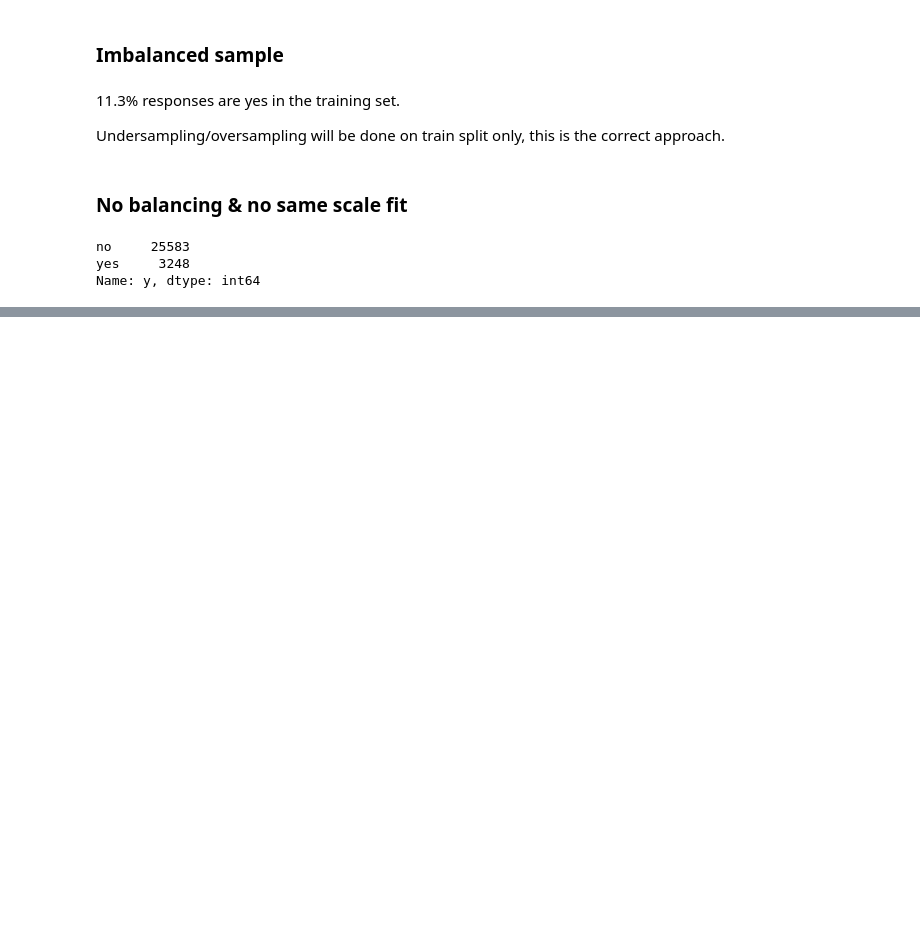
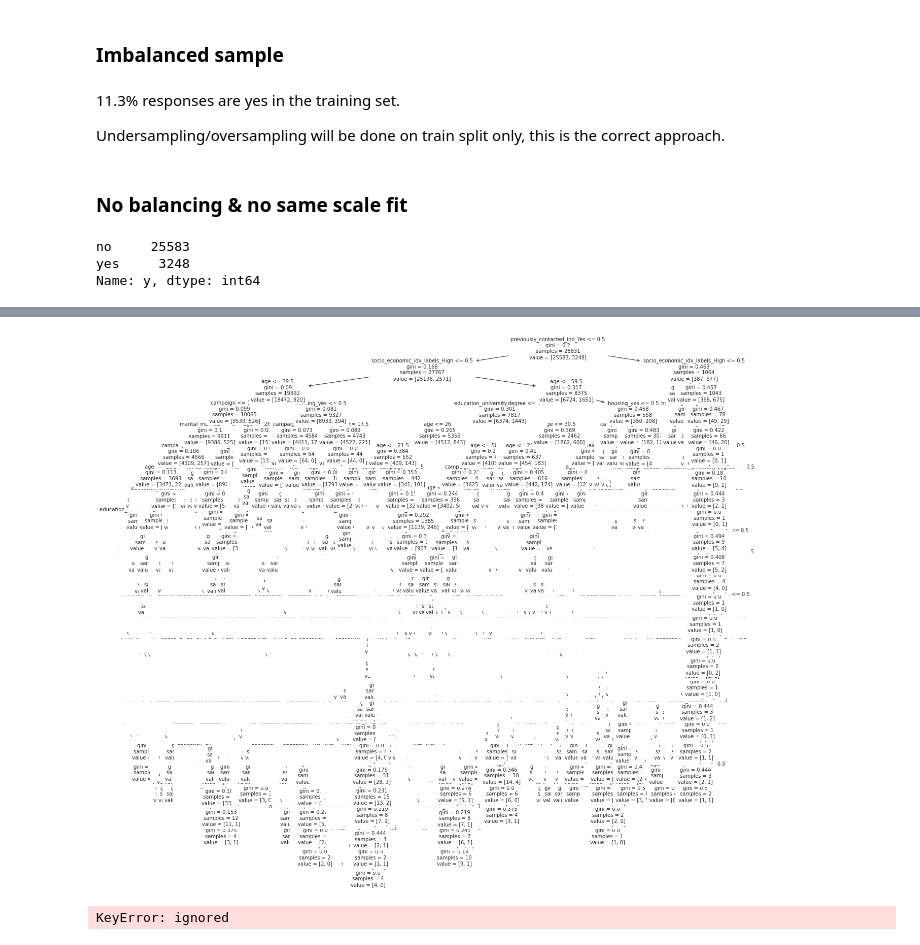
Before and after one commit to Kate-Strydom/cse450, a Jupyter notebook: Socio_Economic_index.ipynb, the cells around one changed output, grey strips where cells are left out. Drawn from its saved outputs; the diff is of its cells as text; code cells hidden in the pictures; blank space fills up the shorter version.

```diff
--- a/Socio_Economic_index.ipynb
+++ b/Socio_Economic_index.ipynb
@@ -334,0 +384,9 @@ clf.score(X_test, y_test)
+# %%
+# Let's visualize the tree
+import matplotlib.pyplot as plt
+
+fig, ax = plt.subplots(figsize=(20, 20))
+tree.plot_tree(clf, fontsize=5, feature_names=X_train.columns)
+plt.show()
+# %% [output]
+[figure, added]
@@ -334,0 +403,10 @@ clf.score(X_test, y_test)
+# %%
+# transform data for the same scale fit
+
+# Create an instance of the transform object we're going to use
+X_test['age_scaled']= scaler.fit_transform(X_test[ ['age'] ])
+X_test['campaign_scaled']= scaler.fit_transform(X_test[ ['campaign'] ])
+X_test['previous_scaled']= scaler.fit_transform(X_test[ ['previous'] ])
+X_test2 = X_test.drop(columns=['age','campaign', 'previous', ])
+# %% [output]
+KeyError: ignored
```
Also changed, not shown: parts of 13 cells of this notebook.
